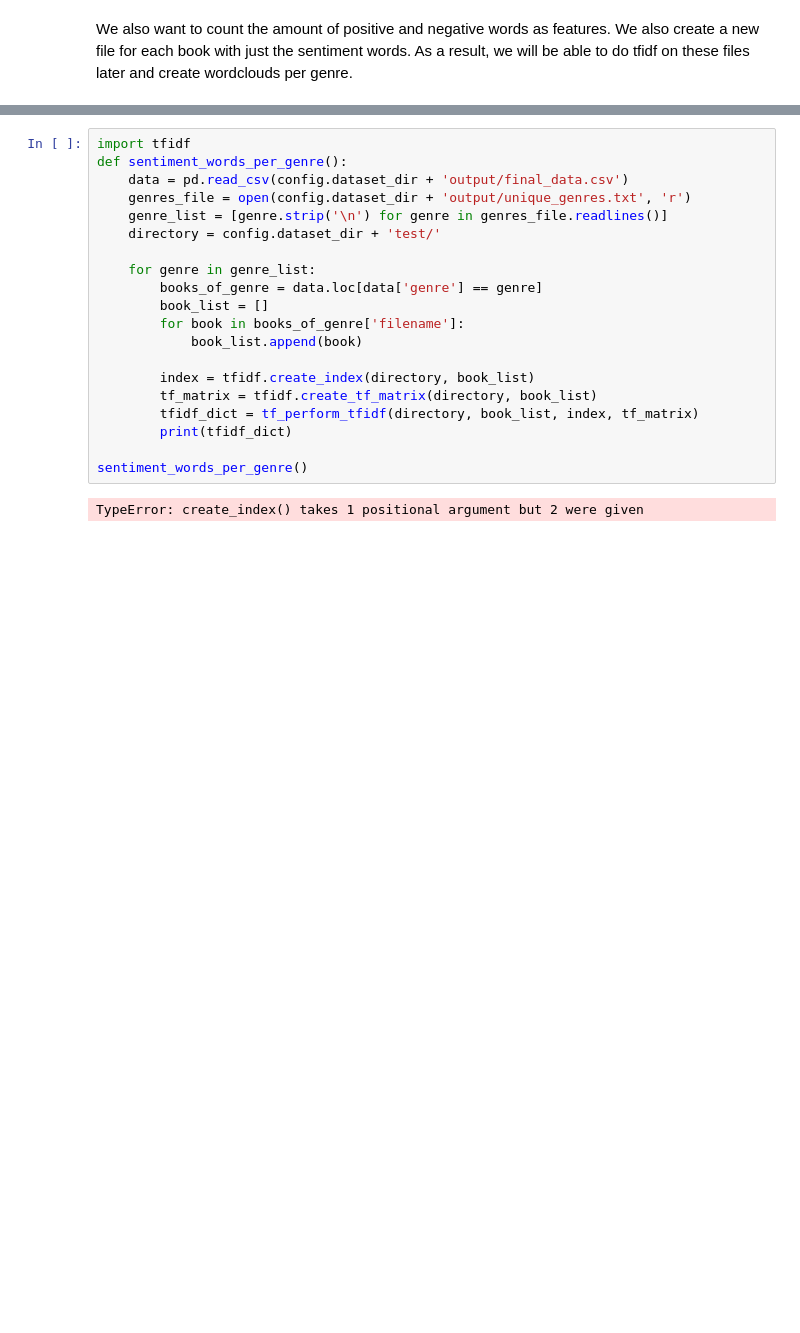
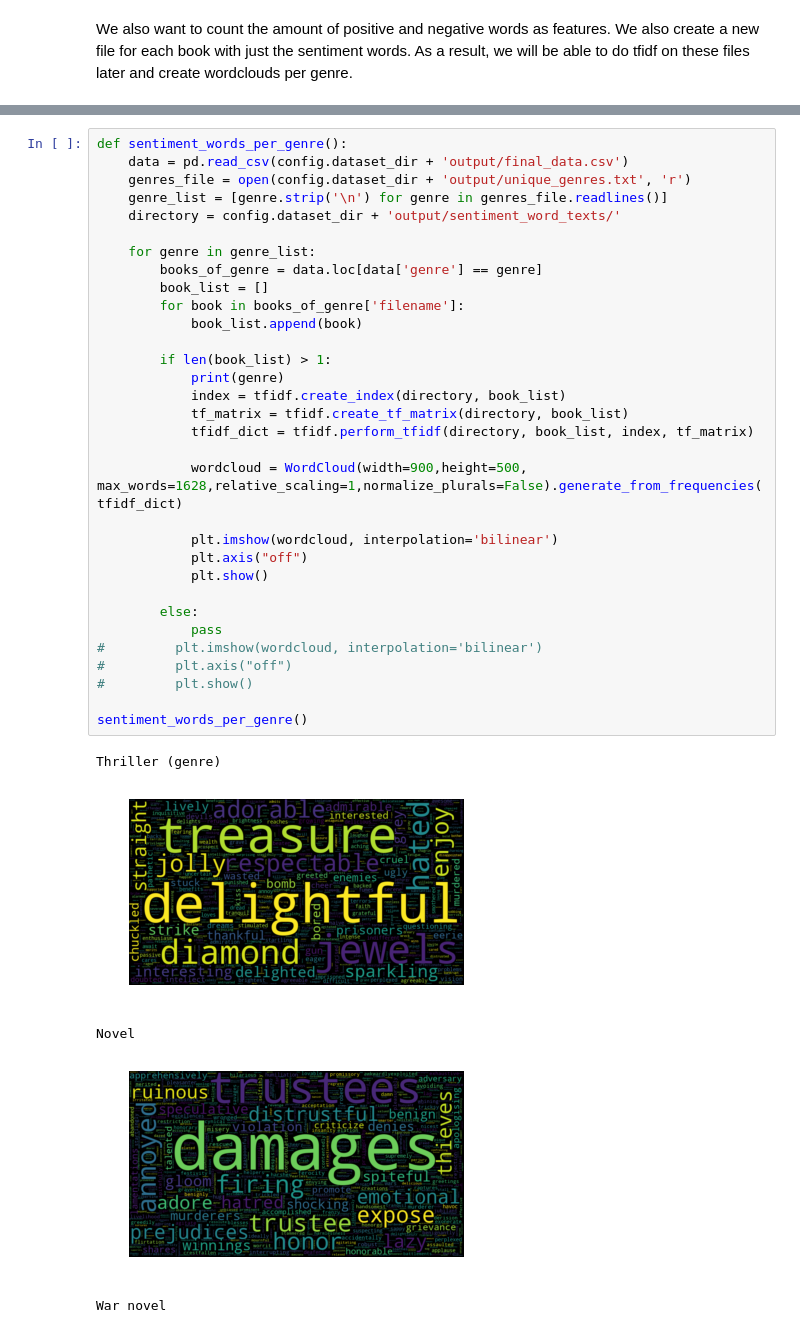
Before and after one commit to voschezang/book-genre-prediction, a Jupyter notebook: src/SentimentAnalysis.ipynb, the cells around one changed output, grey strips where cells are left out. Cells and saved outputs as stored; diff of their text form; blank space fills up the shorter version.

Commit message:
added wordcloud functionality

```diff
--- a/src/SentimentAnalysis.ipynb
+++ b/src/SentimentAnalysis.ipynb
@@ -191,22 +136,38 @@ count_sentiment_words(config.dataset_dir + 'test/')
 # %%
-import tfidf
 def sentiment_words_per_genre():
     data = pd.read_csv(config.dataset_dir + 'output/final_data.csv')
     genres_file = open(config.dataset_dir + 'output/unique_genres.txt', 'r')
     genre_list = [genre.strip('\n') for genre in genres_file.readlines()]
-    directory = config.dataset_dir + 'test/'
+    directory = config.dataset_dir + 'output/sentiment_word_texts/'
 
     for genre in genre_list:
         books_of_genre = data.loc[data['genre'] == genre]
         book_list = []
         for book in books_of_genre['filename']:
             book_list.append(book)
 
-        index = tfidf.create_index(directory, book_list)
-        tf_matrix = tfidf.create_tf_matrix(directory, book_list)
-        tfidf_dict = tf_perform_tfidf(directory, book_list, index, tf_matrix)
-        print(tfidf_dict)
+        if len(book_list) > 1:
+            print(genre)
+            index = tfidf.create_index(directory, book_list)
+            tf_matrix = tfidf.create_tf_matrix(directory, book_list)
+            tfidf_dict = tfidf.perform_tfidf(directory, book_list, index, tf_matrix)
+
+            wordcloud = WordCloud(width=900,height=500, max_words=1628,relative_scaling=1,normalize_plurals=False).generate_from_frequencies(tfidf_dict)
+
+            plt.imshow(wordcloud, interpolation='bilinear')
+            plt.axis("off")
+            plt.show()
+
+        else:
+            pass
+#         plt.imshow(wordcloud, interpolation='bilinear')
+#         plt.axis("off")
+#         plt.show()
 
 sentiment_words_per_genre()
 # %% [output]
-TypeError: create_index() takes 1 positional argument but 2 were given
+Thriller (genre)
+[figure, added]
+Novel
+[figure, added]
+War novel
```
Also changed, not shown: parts of 5 cells of this notebook, 1 other file.
